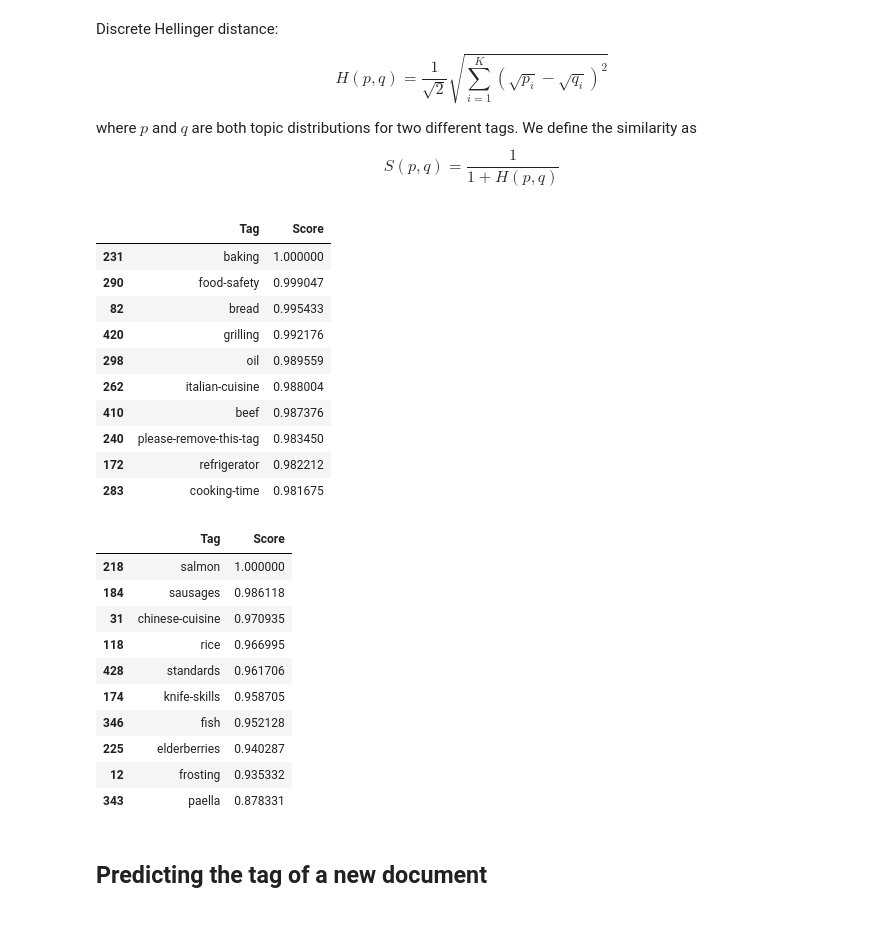
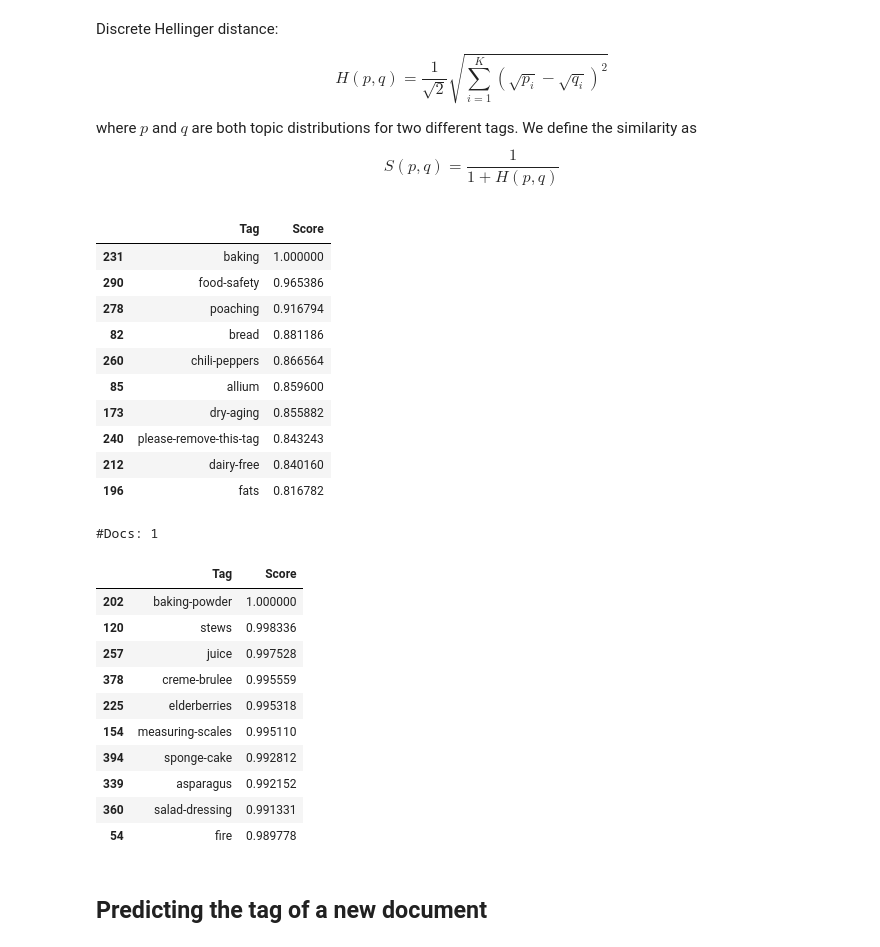
Before and after one commit to piskvorky/gensim, a Jupyter notebook: docs/notebooks/at_stackexchange.ipynb, the cells around one changed output. Saved outputs shown, nothing was run; the diff lists cells and outputs as text; code cells hidden in the pictures.

```diff
--- a/docs/notebooks/at_stackexchange.ipynb
+++ b/docs/notebooks/at_stackexchange.ipynb
@@ -88,3 +88,7 @@ def doc_generator(root, num_docs=None):
         num_posts += 1
 
         yield post_text
+# %%
+doc = nlp(post_text)
+# %%
+token = doc[0]
@@ -103,7 +111,8 @@ with open(output_fname, 'w') as fid:
 
         # Keep only words (no numbers, no punctuation).
         # Lemmatize tokens, remove punctuation and remove stopwords.
-        doc = [token.lemma_ for token in doc if token.is_alpha and not token.is_stop]
+        #doc = [token.lemma_ for token in doc if token.is_alpha and not token.is_stop]
+        doc = [token.lemma_ for token in doc if not token.is_stop]
 
         # Remove common words from a stopword list.
         #doc = [token for token in doc if token not in STOPWORDS]
@@ -371,33 +396,37 @@ sims_df.sort_values('Score', ascending=False)[:10]
 # %% [output]
 |  | Tag | Score |
 | 231 | baking | 1.000000 |
-| 290 | food-safety | 0.999047 |
-| 82 | bread | 0.995433 |
-| 420 | grilling | 0.992176 |
-| 298 | oil | 0.989559 |
-| 262 | italian-cuisine | 0.988004 |
-| 410 | beef | 0.987376 |
-| 240 | please-remove-this-tag | 0.983450 |
-| 172 | refrigerator | 0.982212 |
-| 283 | cooking-time | 0.981675 |
+| 290 | food-safety | 0.965386 |
+| 278 | poaching | 0.916794 |
+| 82 | bread | 0.881186 |
+| 260 | chili-peppers | 0.866564 |
+| 85 | allium | 0.859600 |
+| 173 | dry-aging | 0.855882 |
+| 240 | please-remove-this-tag | 0.843243 |
+| 212 | dairy-free | 0.840160 |
+| 196 | fats | 0.816782 |
+# %%
+print('#Docs:', len(model.author2doc['baking-powder']))
+# %% [output]
+#Docs: 1
 # %%
-sims = get_sims(model.get_author_topics('salmon', minimum_probability=0.0), tag_vecs)
+sims = get_sims(model.get_author_topics('baking-powder', minimum_probability=0.0), tag_vecs)
 
 # Print the most similar tags.
 sims_df = pd.DataFrame([(id2tag[elem[0]], elem[1]) for elem in enumerate(sims)], columns=['Tag', 'Score'])
 sims_df.sort_values('Score', ascending=False)[:10]
 # %% [output]
 |  | Tag | Score |
-| 218 | salmon | 1.000000 |
-| 184 | sausages | 0.986118 |
-| 31 | chinese-cuisine | 0.970935 |
-| 118 | rice | 0.966995 |
-| 428 | standards | 0.961706 |
-| 174 | knife-skills | 0.958705 |
-| 346 | fish | 0.952128 |
-| 225 | elderberries | 0.940287 |
-| 12 | frosting | 0.935332 |
-| 343 | paella | 0.878331 |
+| 202 | baking-powder | 1.000000 |
+| 120 | stews | 0.998336 |
+| 257 | juice | 0.997528 |
+| 378 | creme-brulee | 0.995559 |
+| 225 | elderberries | 0.995318 |
+| 154 | measuring-scales | 0.995110 |
+| 394 | sponge-cake | 0.992812 |
+| 339 | asparagus | 0.992152 |
+| 360 | salad-dressing | 0.991331 |
+| 54 | fire | 0.989778 |
 # %% [markdown]
 ## Predicting the tag of a new document
 # %%
```
Also changed, not shown: parts of 8 cells of this notebook, 1 other file.
